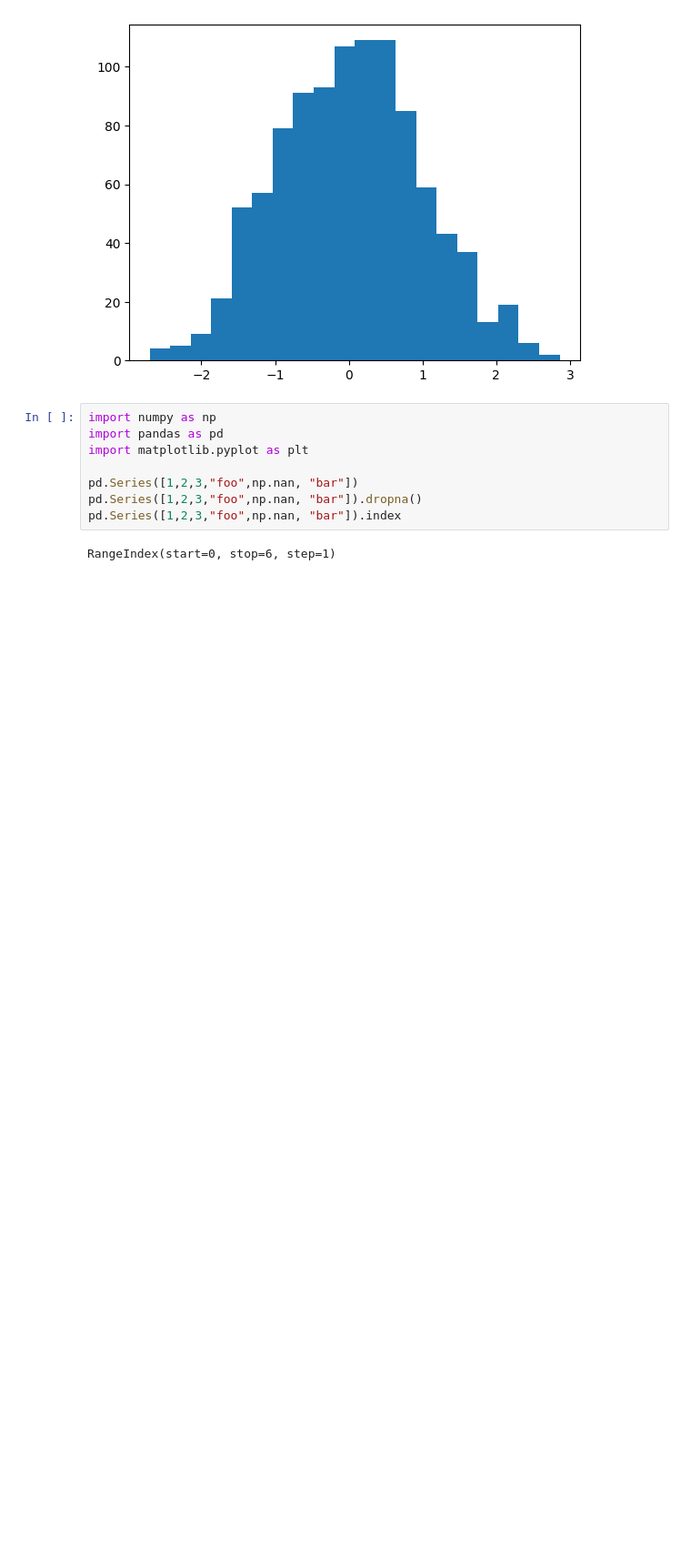
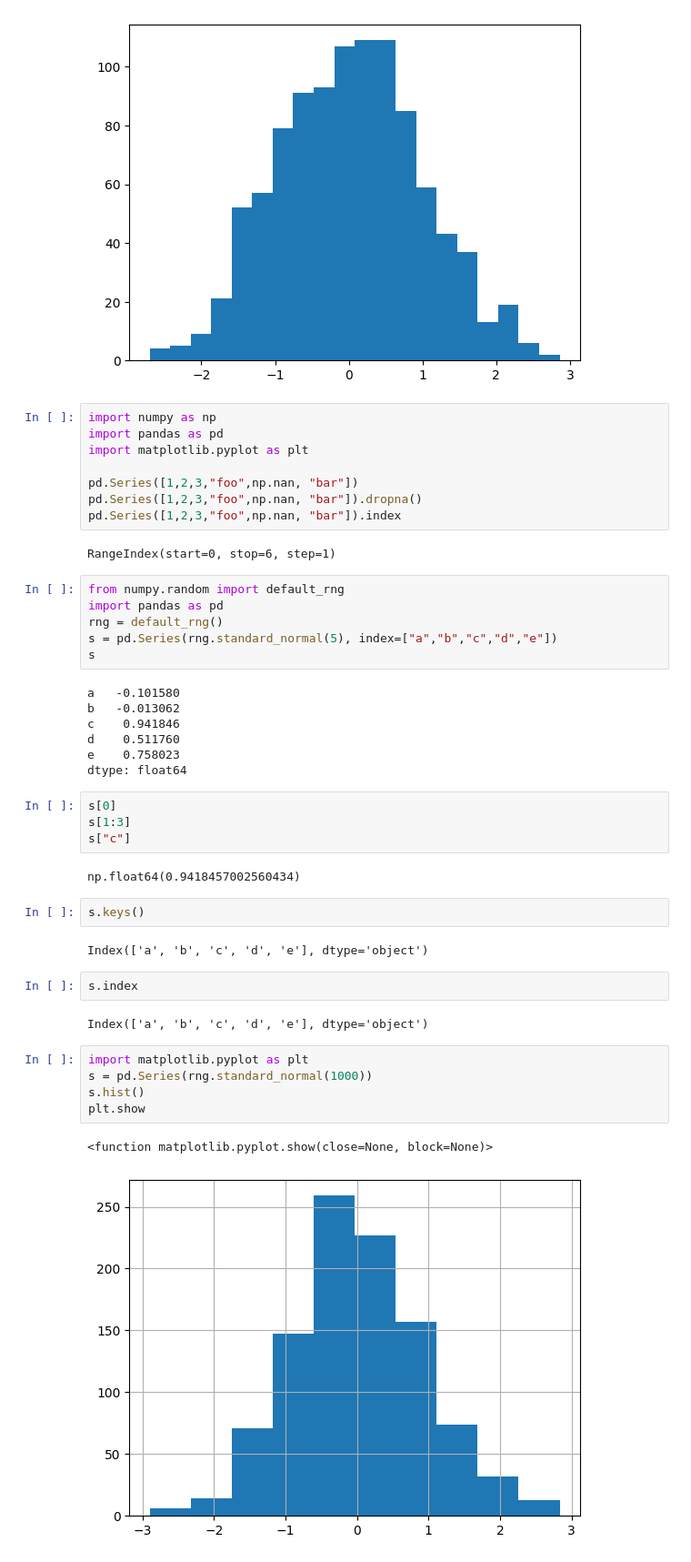
Before and after one commit to fabariagbora/python_tutorial, a Jupyter notebook: python_data_science/DataScience_LearnEnoughPython.ipynb, the cells around one changed output. Shown at 91% size. Drawn from its saved outputs; the diff is of its cells as text; blank space fills up the shorter version.

```diff
--- a/python_data_science/DataScience_LearnEnoughPython.ipynb
+++ b/python_data_science/DataScience_LearnEnoughPython.ipynb
@@ -218,3 +218,38 @@ pd.Series([1,2,3,"foo",np.nan, "bar"]).dropna()
 pd.Series([1,2,3,"foo",np.nan, "bar"]).index
 # %% [output]
 RangeIndex(start=0, stop=6, step=1)
+# %%
+from numpy.random import default_rng
+import pandas as pd
+rng = default_rng()
+s = pd.Series(rng.standard_normal(5), index=["a","b","c","d","e"])
+s
+# %% [output]
+a   -0.101580
+b   -0.013062
+c    0.941846
+d    0.511760
+e    0.758023
+dtype: float64
+# %%
+s[0]
+s[1:3]
+s["c"]
+# %% [output]
+np.float64(0.9418457002560434)
+# %%
+s.keys()
+# %% [output]
+Index(['a', 'b', 'c', 'd', 'e'], dtype='object')
+# %%
+s.index
+# %% [output]
+Index(['a', 'b', 'c', 'd', 'e'], dtype='object')
+# %%
+import matplotlib.pyplot as plt
+s = pd.Series(rng.standard_normal(1000))
+s.hist()
+plt.show
+# %% [output]
+<function matplotlib.pyplot.show(close=None, block=None)>
+[figure, added]
```
Also changed, not shown: parts of 8 cells of this notebook, 2 other files.
